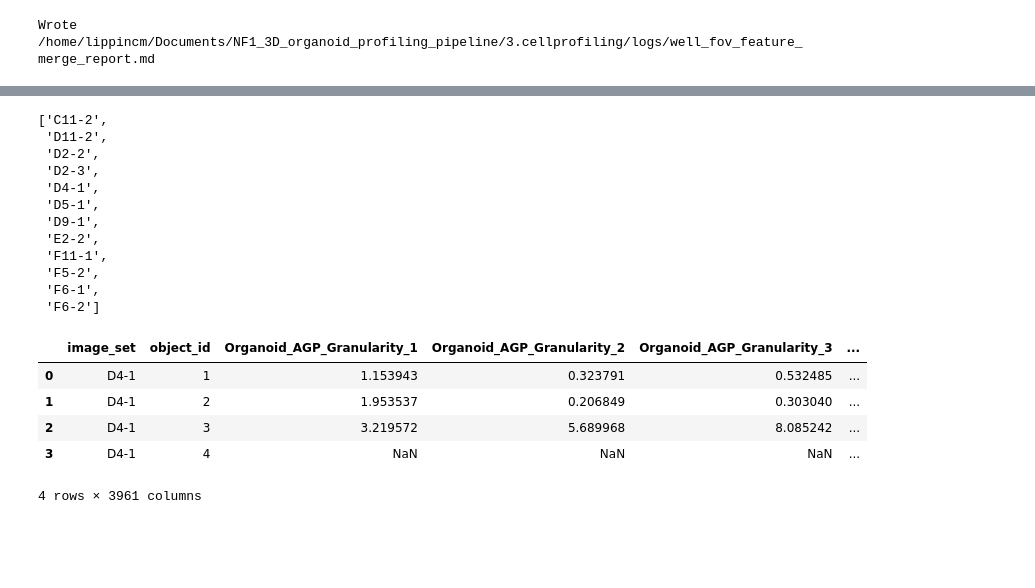
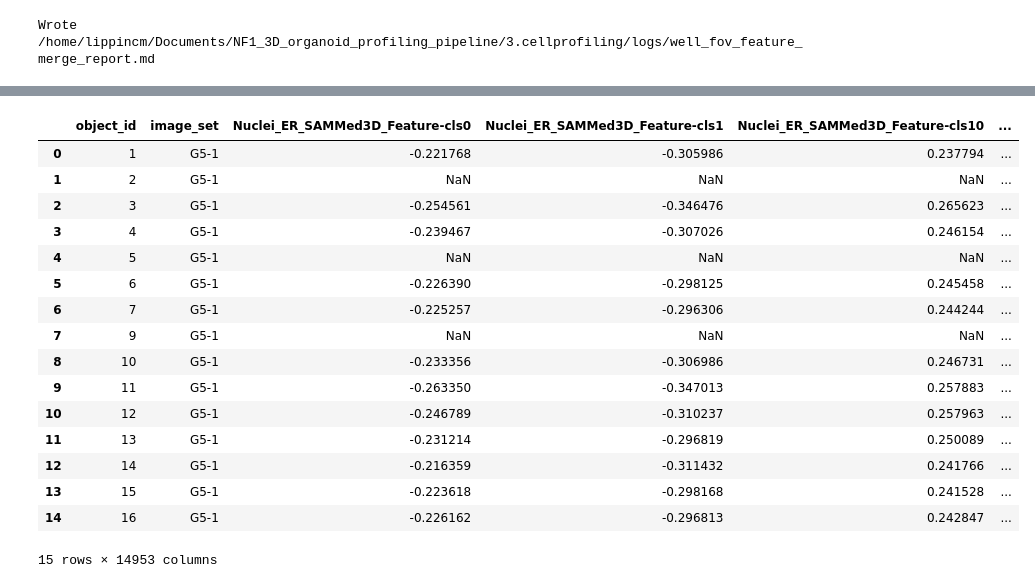
Before and after one commit to WayScience/NF1_3D_organoid_profiling_pipeline, a Jupyter notebook: 3.cellprofiling/notebooks/merge_well_fov_features_single_patient.ipynb, the cells around one changed output, grey strips where cells are left out. Cells and saved outputs as stored; diff of their text form; code cells hidden in the pictures; blank space fills up the shorter version.

```diff
--- a/3.cellprofiling/notebooks/merge_well_fov_features_single_patient.ipynb
+++ b/3.cellprofiling/notebooks/merge_well_fov_features_single_patient.ipynb
@@ -854,55 +655,37 @@ feature-extraction step that produced it (see the
-# %%
-lst = [
-    "F11-1",
-    "F5-2",
-    "C11-2",
-    "D11-2",
-    "D5-1",
-    "D4-1",
-    "F6-2",
-    "E2-2",
-    "D9-1",
-    "F6-1",
-    "D2-3",
-]
-lst.sort()
-lst
-# %% [output]
-['C11-2',
- 'D11-2',
- 'D2-2',
- 'D2-3',
- 'D4-1',
- 'D5-1',
- 'D9-1',
- 'E2-2',
- 'F11-1',
- 'F5-2',
- 'F6-1',
- 'F6-2']
 # %%
-well_fov = "D4-1"
+well_fov = "G5-1"
 # investigate the X well fov
 files = list(
     pathlib.Path(
         f"/home/lippincm/Documents/NF1_3D_organoid_profiling_pipeline/data/NF0014_T1/extracted_features/{well_fov}"
     ).glob("*.parquet")
 )
-files = [f for f in files if "Organoid" in f.name]
+files = [f for f in files if not "Organoid" in f.name]
 new_df = pd.DataFrame()
 for f in files:
     df = pd.read_parquet(f)
     new_df = (
         pd.merge(new_df, df, on=MERGE_KEYS, how="outer") if not new_df.empty else df
     )
 new_df
 # %% [output]
-|  | image_set | object_id | Organoid_AGP_Granularity_1 | Organoid_AGP_Granularity_2 | Organoid_AGP_Granularity_3 | ... |
-| 0 | D4-1 | 1 | 1.153943 | 0.323791 | 0.532485 | ... |
-| 1 | D4-1 | 2 | 1.953537 | 0.206849 | 0.303040 | ... |
-| 2 | D4-1 | 3 | 3.219572 | 5.689968 | 8.085242 | ... |
-| 3 | D4-1 | 4 | NaN | NaN | NaN | ... |
+|  | object_id | image_set | Nuclei_ER_SAMMed3D_Feature-cls0 | Nuclei_ER_SAMMed3D_Feature-cls1 | Nuclei_ER_SAMMed3D_Feature-cls10 | ... |
+| 0 | 1 | G5-1 | -0.221768 | -0.305986 | 0.237794 | ... |
+| 1 | 2 | G5-1 | NaN | NaN | NaN | ... |
+| 2 | 3 | G5-1 | -0.254561 | -0.346476 | 0.265623 | ... |
+| 3 | 4 | G5-1 | -0.239467 | -0.307026 | 0.246154 | ... |
+| 4 | 5 | G5-1 | NaN | NaN | NaN | ... |
+| 5 | 6 | G5-1 | -0.226390 | -0.298125 | 0.245458 | ... |
+| 6 | 7 | G5-1 | -0.225257 | -0.296306 | 0.244244 | ... |
+| 7 | 9 | G5-1 | NaN | NaN | NaN | ... |
+| 8 | 10 | G5-1 | -0.233356 | -0.306986 | 0.246731 | ... |
+| 9 | 11 | G5-1 | -0.263350 | -0.347013 | 0.257883 | ... |
+| 10 | 12 | G5-1 | -0.246789 | -0.310237 | 0.257963 | ... |
+| 11 | 13 | G5-1 | -0.231214 | -0.296819 | 0.250089 | ... |
+| 12 | 14 | G5-1 | -0.216359 | -0.311432 | 0.241766 | ... |
+| 13 | 15 | G5-1 | -0.223618 | -0.298168 | 0.241528 | ... |
+| 14 | 16 | G5-1 | -0.226162 | -0.296813 | 0.242847 | ... |
-4 rows × 3961 columns
+15 rows × 14953 columns
 # %%
 # get the nan columns now
 tmp_df = (
```
Also changed, not shown: parts of 26 cells of this notebook, 9 other files.
